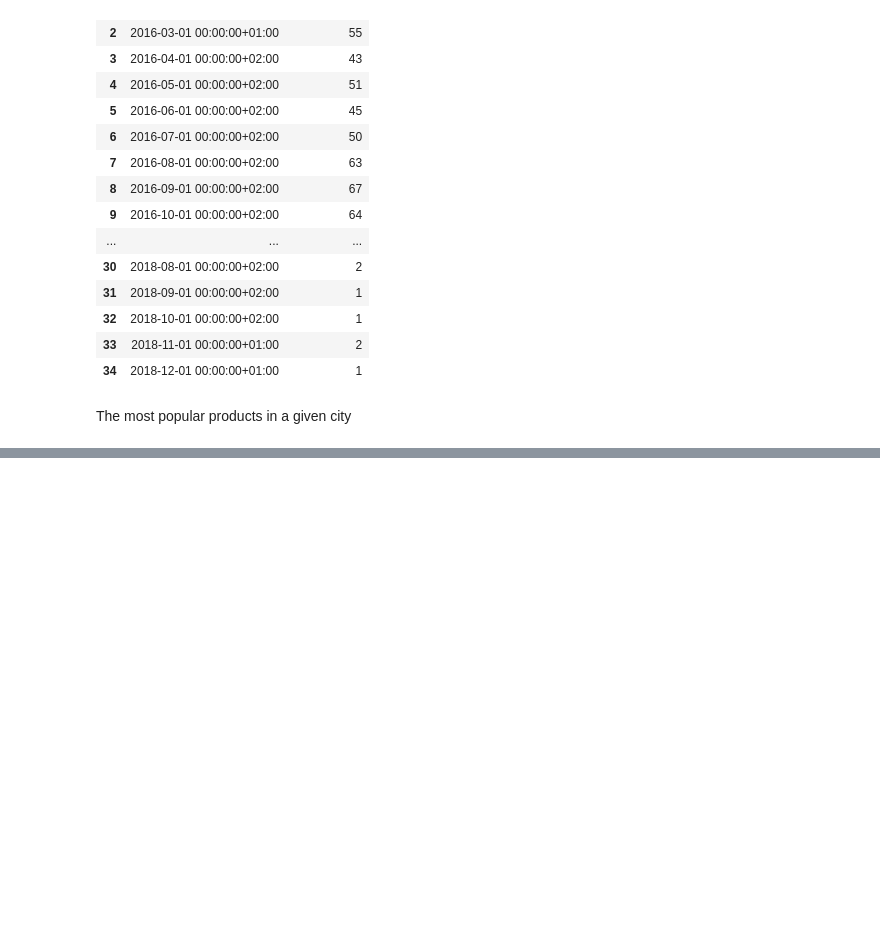
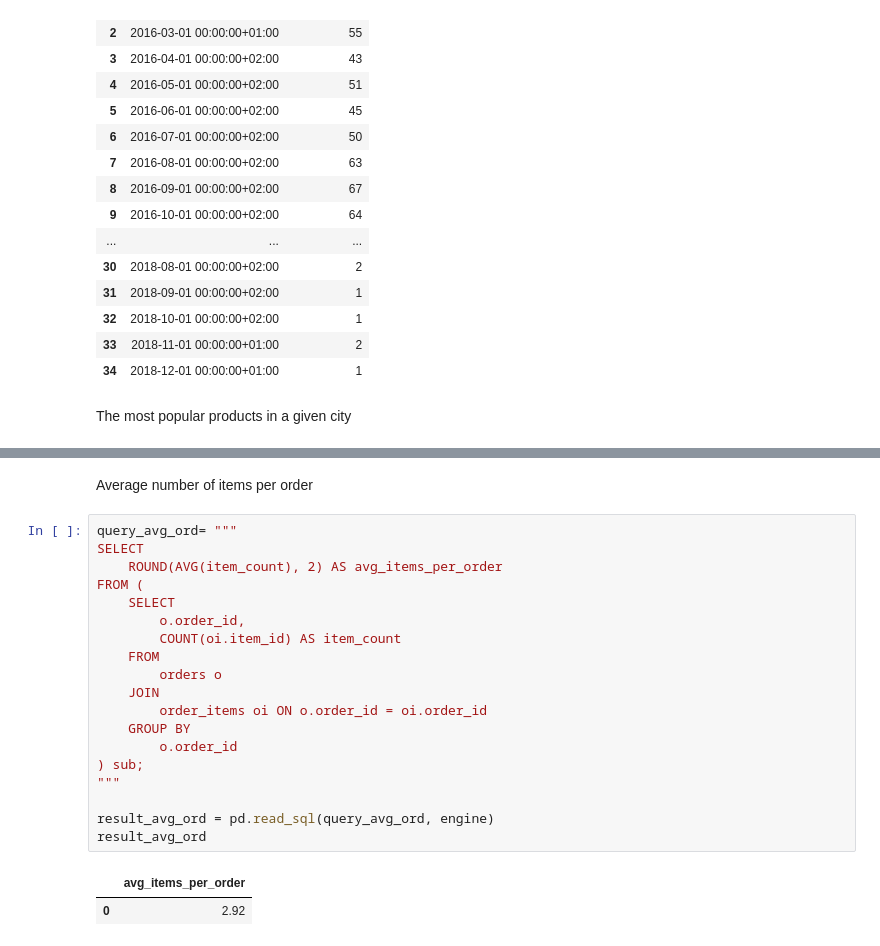
Before and after one commit to AnnaFurgalaWojas/Bike_data_SQL, a Jupyter notebook: Bike_data_SQL.ipynb, the cells around one changed output, grey strips where cells are left out. Saved outputs shown, nothing was run; the diff lists cells and outputs as text; blank space fills up the shorter version.

```diff
--- a/Bike_data_SQL.ipynb
+++ b/Bike_data_SQL.ipynb
@@ -521,0 +603,24 @@ result_pop_city
+# %% [markdown]
+Average number of items per order
+# %%
+query_avg_ord= """
+SELECT
+    ROUND(AVG(item_count), 2) AS avg_items_per_order
+FROM (
+    SELECT
+        o.order_id,
+        COUNT(oi.item_id) AS item_count
+    FROM
+        orders o
+    JOIN
+        order_items oi ON o.order_id = oi.order_id
+    GROUP BY
+        o.order_id
+) sub;
+"""
+
+result_avg_ord = pd.read_sql(query_avg_ord, engine)
+result_avg_ord
+# %% [output]
+|  | avg_items_per_order |
+| 0 | 2.92 |
```
Also changed, not shown: parts of 9 cells of this notebook, 3 other files.
